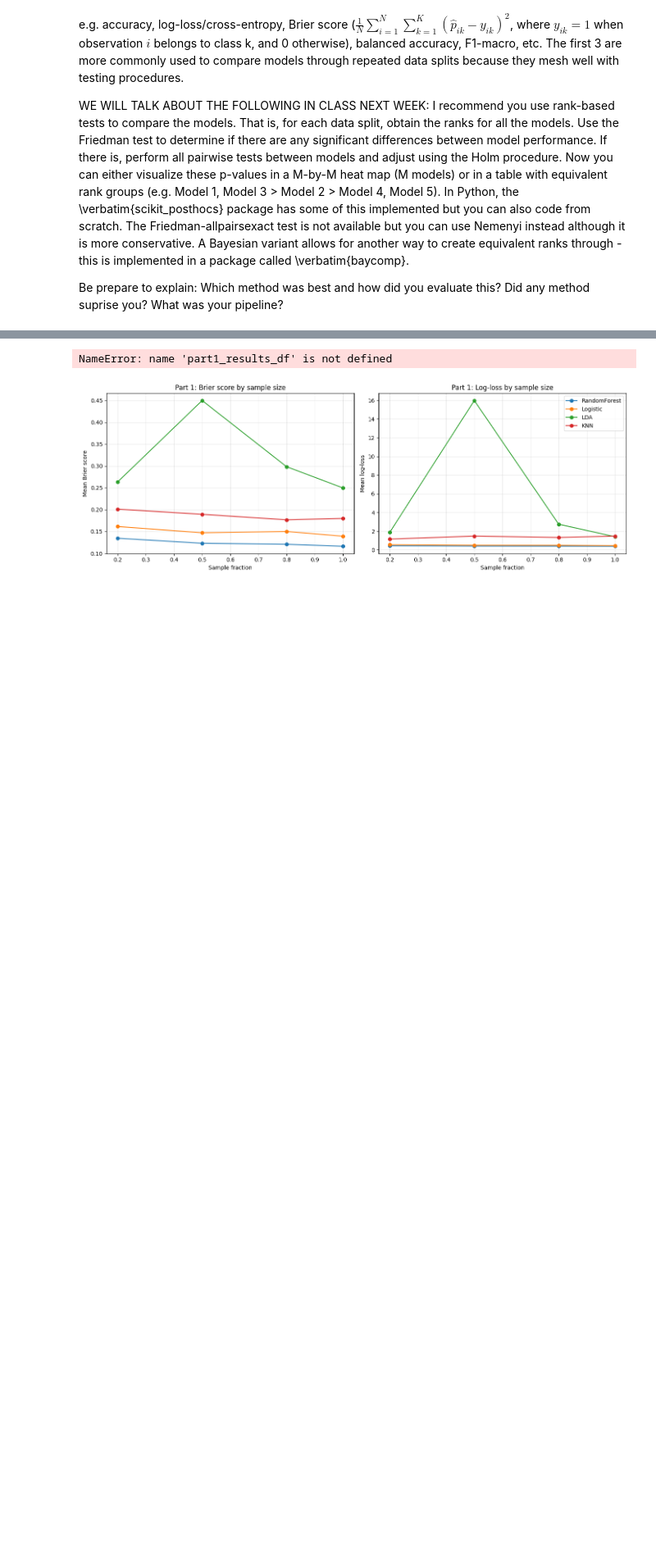
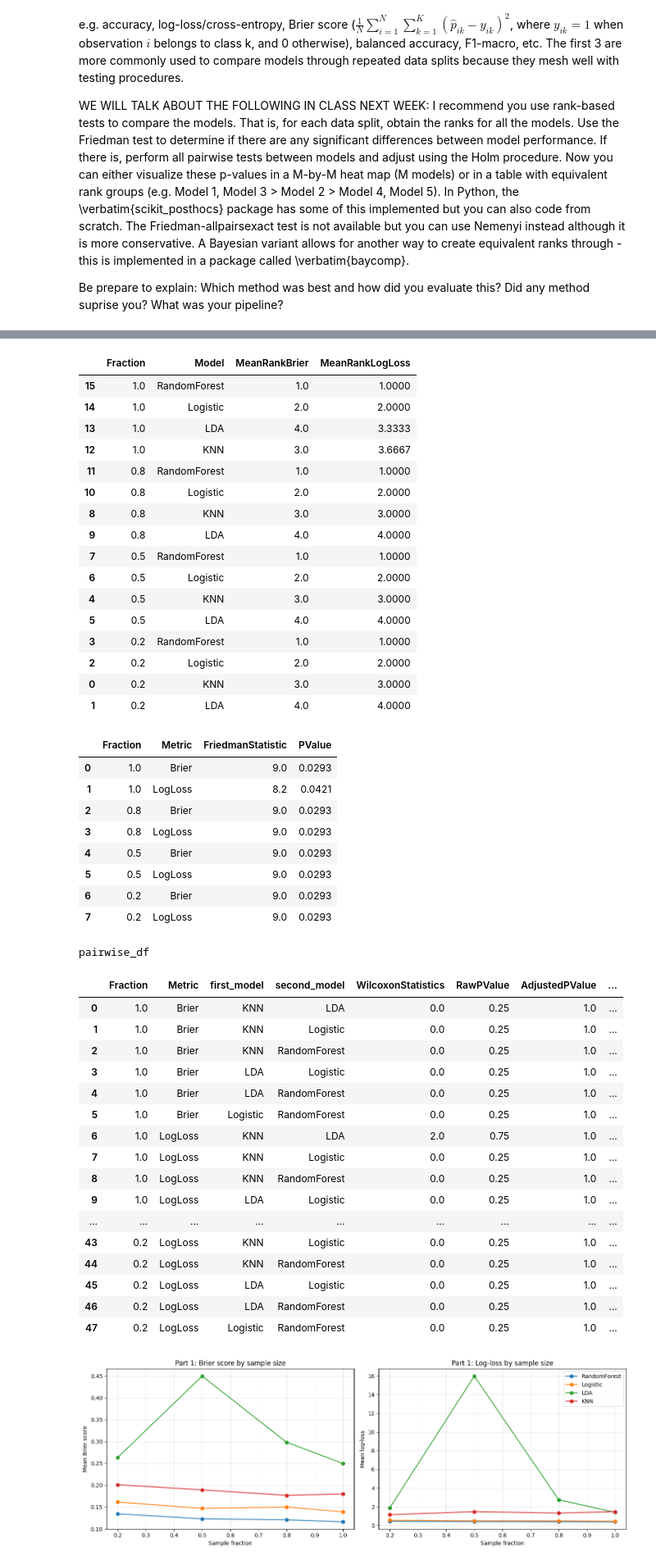
Before and after one commit to CleosCleopatra/big_data_3, a Jupyter notebook: project3Py.ipynb, the cells around one changed output, grey strips where cells are left out. Shown at 82% size. Saved outputs shown, nothing was run; the diff lists cells and outputs as text; code cells hidden in the pictures; blank space fills up the shorter version.

```diff
--- a/project3Py.ipynb
+++ b/project3Py.ipynb
@@ -518,18 +518,20 @@ for fraction_used in sorted(part1_results_df["Fraction"].unique(), reverse=True)
             *[wide[model_name] for model_name in wide.columns]
         )
 
-        if stat <= 0.05:
+        if p_value <= 0.05:
             raw_p_values = []
             comparisons = []
 
-            model_names = models.keys().tolist()
+            model_names = wide.columns.tolist()
 
             #Pairwise model combinations
             for first_model, second_model in combinations(model_names, 2):
                 first_score = wide[first_model]
                 second_score = wide[second_model]
 
-                stat_loc, p_value_loc = wilcoxon(first_model, second_model)
+                stat_loc, p_value_loc = wilcoxon(first_score, second_score)
+
+                raw_p_values.append(p_value_loc)
 
                 comparisons.append({
                     "Fraction": fraction_used,
@@ -540,35 +542,79 @@ for fraction_used in sorted(part1_results_df["Fraction"].unique(), reverse=True)
                     "RawPValue": p_value_loc
                 })
 
             reject, adjusted_pvals, _, _ = multipletests(
                 raw_p_values,
                 alpha=0.05,
                 method="holm"
             )
 
             for i in range(len(comparisons)):
                 comparisons[i]["AdjustedPValue"] = adjusted_pvals[i]
                 comparisons[i]["Significant"] = reject[i]
 
                 pairwise_results.append(comparisons[i])
 
 
         friedman_rows.append({
             "Fraction": fraction_used,
             "Metric": metric,
             "FriedmanStatistic": stat,
             "PValue": p_value,
 
         })
 
 pairwise_df = pd.DataFrame(pairwise_results)
 friedman_df = pd.DataFrame(friedman_rows)
 
 display(rank_summary.round(4))
 display(friedman_df.round(4))
-display(pairwise_df)
+print("pairwise_df")
+display(pairwise_df.round(4))
 # %% [output]
+|  | Fraction | Model | MeanRankBrier | MeanRankLogLoss |
+| 15 | 1.0 | RandomForest | 1.0 | 1.0000 |
+| 14 | 1.0 | Logistic | 2.0 | 2.0000 |
+| 13 | 1.0 | LDA | 4.0 | 3.3333 |
+| 12 | 1.0 | KNN | 3.0 | 3.6667 |
+| 11 | 0.8 | RandomForest | 1.0 | 1.0000 |
+| 10 | 0.8 | Logistic | 2.0 | 2.0000 |
+| 8 | 0.8 | KNN | 3.0 | 3.0000 |
+| 9 | 0.8 | LDA | 4.0 | 4.0000 |
+| 7 | 0.5 | RandomForest | 1.0 | 1.0000 |
+| 6 | 0.5 | Logistic | 2.0 | 2.0000 |
+| 4 | 0.5 | KNN | 3.0 | 3.0000 |
+| 5 | 0.5 | LDA | 4.0 | 4.0000 |
+| 3 | 0.2 | RandomForest | 1.0 | 1.0000 |
+| 2 | 0.2 | Logistic | 2.0 | 2.0000 |
+| 0 | 0.2 | KNN | 3.0 | 3.0000 |
+| 1 | 0.2 | LDA | 4.0 | 4.0000 |
+|  | Fraction | Metric | FriedmanStatistic | PValue |
+| 0 | 1.0 | Brier | 9.0 | 0.0293 |
+| 1 | 1.0 | LogLoss | 8.2 | 0.0421 |
+| 2 | 0.8 | Brier | 9.0 | 0.0293 |
+| 3 | 0.8 | LogLoss | 9.0 | 0.0293 |
+| 4 | 0.5 | Brier | 9.0 | 0.0293 |
+| 5 | 0.5 | LogLoss | 9.0 | 0.0293 |
+| 6 | 0.2 | Brier | 9.0 | 0.0293 |
+| 7 | 0.2 | LogLoss | 9.0 | 0.0293 |
-NameError: name 'part1_results_df' is not defined
+pairwise_df
+|  | Fraction | Metric | first_model | second_model | WilcoxonStatistics | RawPValue | AdjustedPValue | ... |
+| 0 | 1.0 | Brier | KNN | LDA | 0.0 | 0.25 | 1.0 | ... |
+| 1 | 1.0 | Brier | KNN | Logistic | 0.0 | 0.25 | 1.0 | ... |
+| 2 | 1.0 | Brier | KNN | RandomForest | 0.0 | 0.25 | 1.0 | ... |
+| 3 | 1.0 | Brier | LDA | Logistic | 0.0 | 0.25 | 1.0 | ... |
+| 4 | 1.0 | Brier | LDA | RandomForest | 0.0 | 0.25 | 1.0 | ... |
+| 5 | 1.0 | Brier | Logistic | RandomForest | 0.0 | 0.25 | 1.0 | ... |
+| 6 | 1.0 | LogLoss | KNN | LDA | 2.0 | 0.75 | 1.0 | ... |
+| 7 | 1.0 | LogLoss | KNN | Logistic | 0.0 | 0.25 | 1.0 | ... |
+| 8 | 1.0 | LogLoss | KNN | RandomForest | 0.0 | 0.25 | 1.0 | ... |
+| 9 | 1.0 | LogLoss | LDA | Logistic | 0.0 | 0.25 | 1.0 | ... |
+| ... | ... | ... | ... | ... | ... | ... | ... | ... |
+| 43 | 0.2 | LogLoss | KNN | Logistic | 0.0 | 0.25 | 1.0 | ... |
+| 44 | 0.2 | LogLoss | KNN | RandomForest | 0.0 | 0.25 | 1.0 | ... |
+| 45 | 0.2 | LogLoss | LDA | Logistic | 0.0 | 0.25 | 1.0 | ... |
+| 46 | 0.2 | LogLoss | LDA | RandomForest | 0.0 | 0.25 | 1.0 | ... |
+| 47 | 0.2 | LogLoss | Logistic | RandomForest | 0.0 | 0.25 | 1.0 | ... |
 # %%
 # Plot Brier score and log-loss across sample sizes.
 fig, axes = plt.subplots(1, 2, figsize=(14, 5))
```
Also changed, not shown: parts of 4 cells of this notebook.
